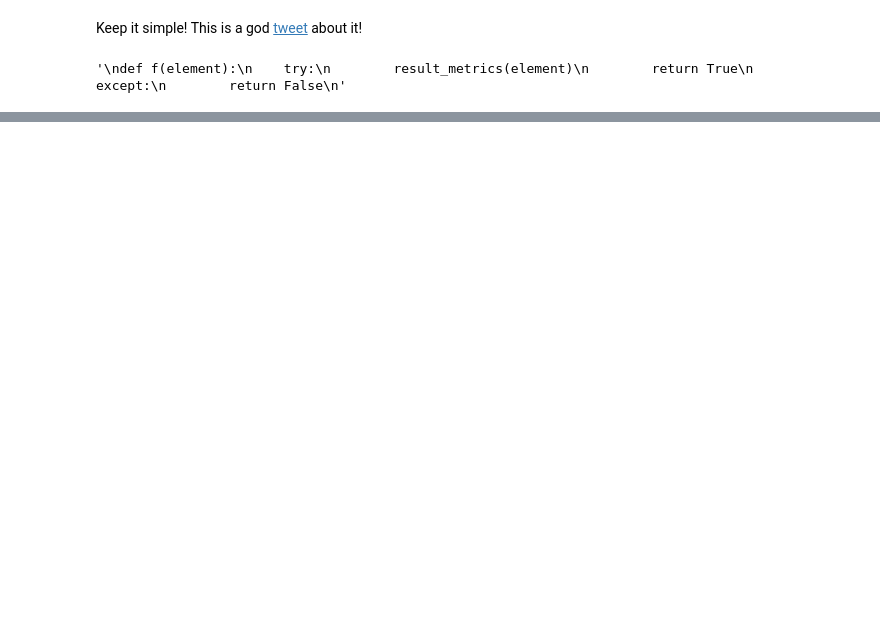
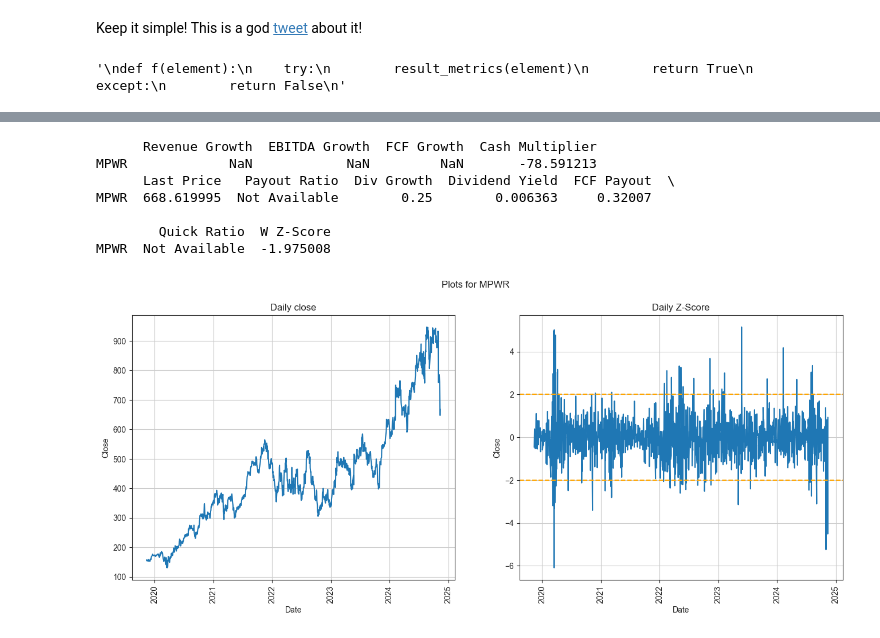
Before and after one commit to ggoni/dividend-stock-picker, a Jupyter notebook: explore-stocks.ipynb, the cells around one changed output, grey strips where cells are left out. Saved outputs shown, nothing was run; the diff lists cells and outputs as text; code cells hidden in the pictures; blank space fills up the shorter version.

```diff
--- a/explore-stocks.ipynb
+++ b/explore-stocks.ipynb
@@ -222,0 +218,11 @@ EL  Not Available  -4.692011
+# %%
+summary('MPWR')
+# %% [output]
+      Revenue Growth  EBITDA Growth  FCF Growth  Cash Multiplier
+MPWR             NaN            NaN         NaN       -78.591213
+      Last Price   Payout Ratio  Div Growth  Dividend Yield  FCF Payout  \
+MPWR  668.619995  Not Available        0.25        0.006363     0.32007
+
+        Quick Ratio  W Z-Score
+MPWR  Not Available  -1.975008
+[figure, added]
```
Also changed, not shown: parts of 4 cells of this notebook.
